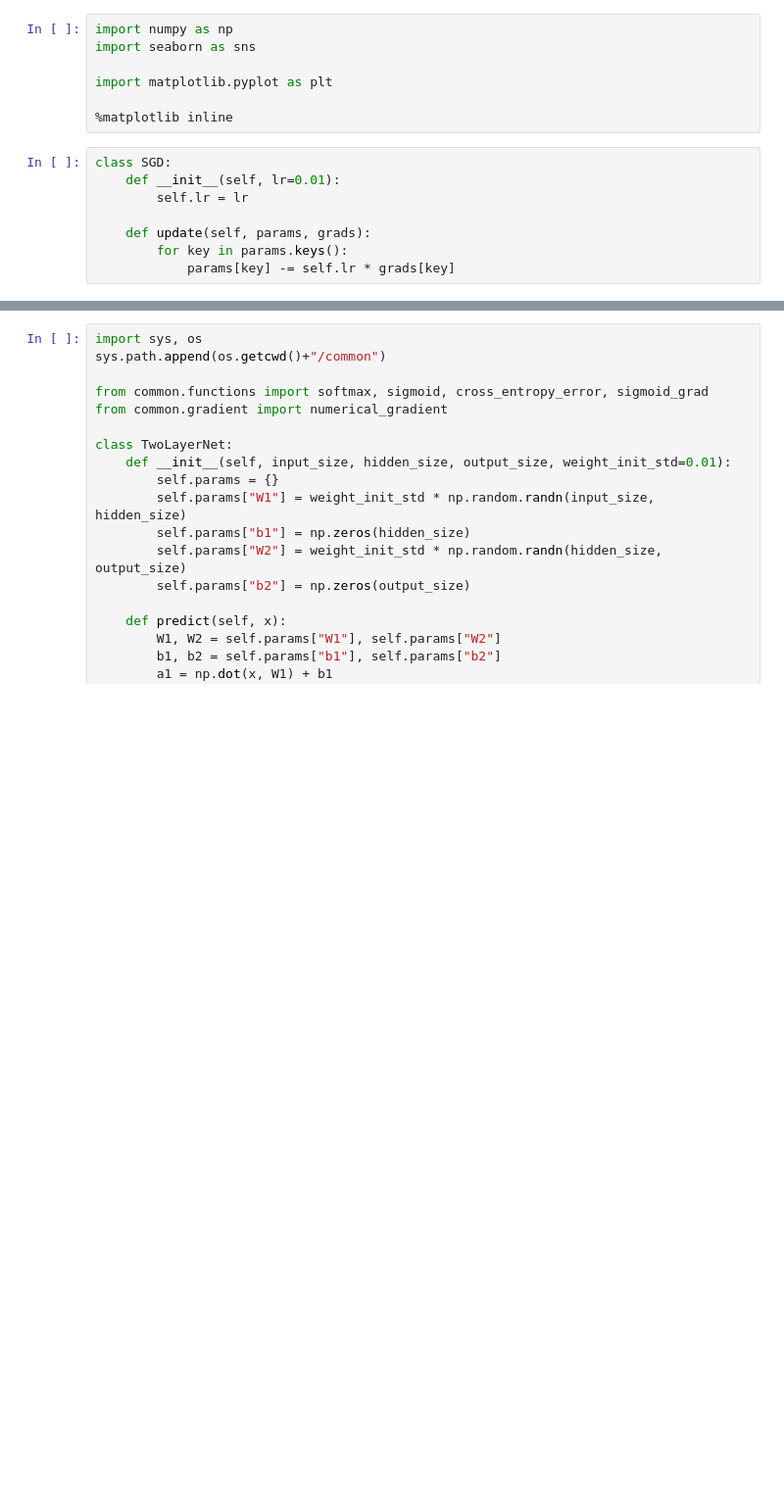
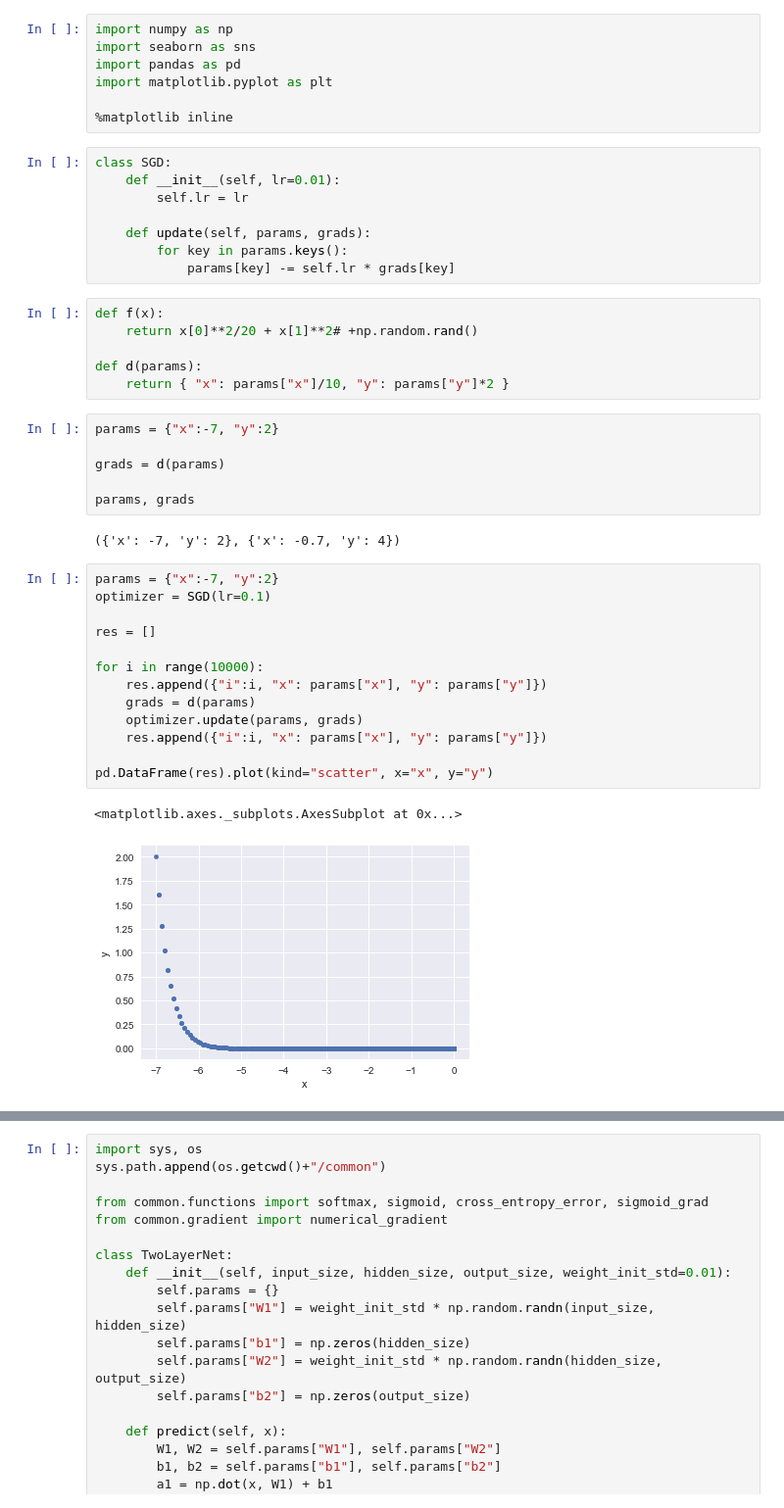
Before and after one commit to u110/public-jupyter, a Jupyter notebook: deep-learning-from-scratch/chapter6.ipynb, the cells around one changed output, grey strips where cells are left out. Shown: that part at 98% size. Cells and saved outputs as stored; diff of their text form; blank space fills up the shorter version.

Commit message:
[dlfs] plot optimization process with SGD, Momentum

```diff
--- a/deep-learning-from-scratch/chapter6.ipynb
+++ b/deep-learning-from-scratch/chapter6.ipynb
@@ -1,7 +1,7 @@
 # %%
 import numpy as np
 import seaborn as sns
-
+import pandas as pd
 import matplotlib.pyplot as plt
 
 %matplotlib inline
@@ -13,3 +13,33 @@ class SGD:
     def update(self, params, grads):
         for key in params.keys():
             params[key] -= self.lr * grads[key]
+# %%
+def f(x):
+    return x[0]**2/20 + x[1]**2# +np.random.rand()
+
+def d(params):
+    return { "x": params["x"]/10, "y": params["y"]*2 }
+# %%
+params = {"x":-7, "y":2}
+
+grads = d(params)
+
+params, grads
+# %% [output]
+({'x': -7, 'y': 2}, {'x': -0.7, 'y': 4})
+# %%
+params = {"x":-7, "y":2}
+optimizer = SGD(lr=0.1)
+
+res = []
+
+for i in range(10000):
+    res.append({"i":i, "x": params["x"], "y": params["y"]})
+    grads = d(params)
+    optimizer.update(params, grads)
+    res.append({"i":i, "x": params["x"], "y": params["y"]})
+
+pd.DataFrame(res).plot(kind="scatter", x="x", y="y")
+# %% [output]
+<matplotlib.axes._subplots.AxesSubplot at 0x...>
+[figure, added]
```
Also changed, not shown: parts of 7 cells of this notebook.
